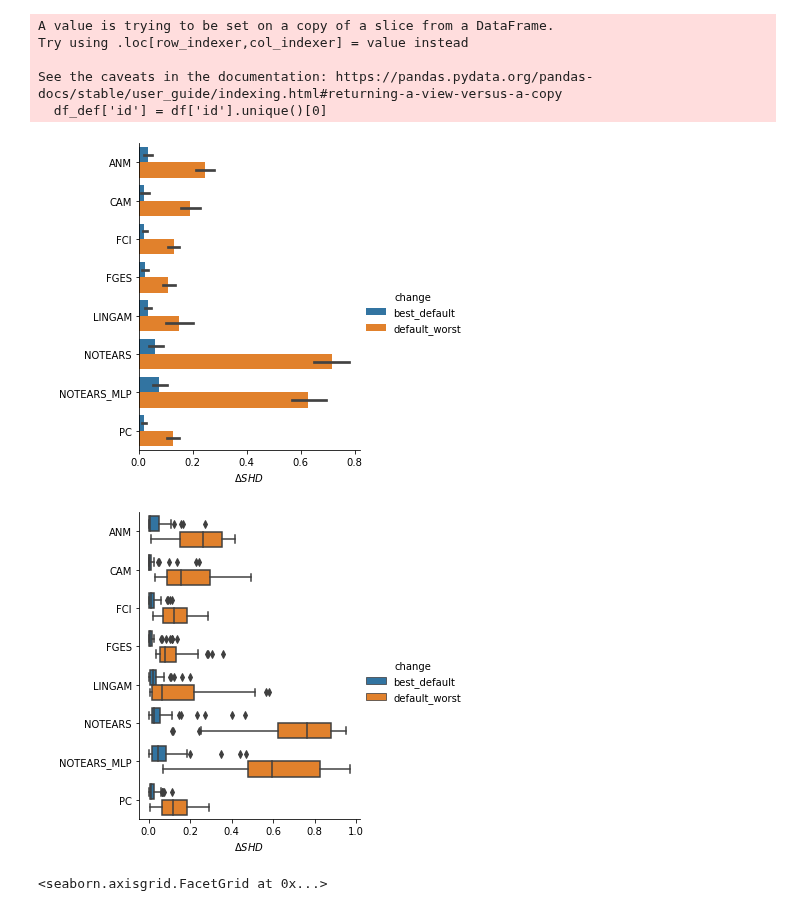
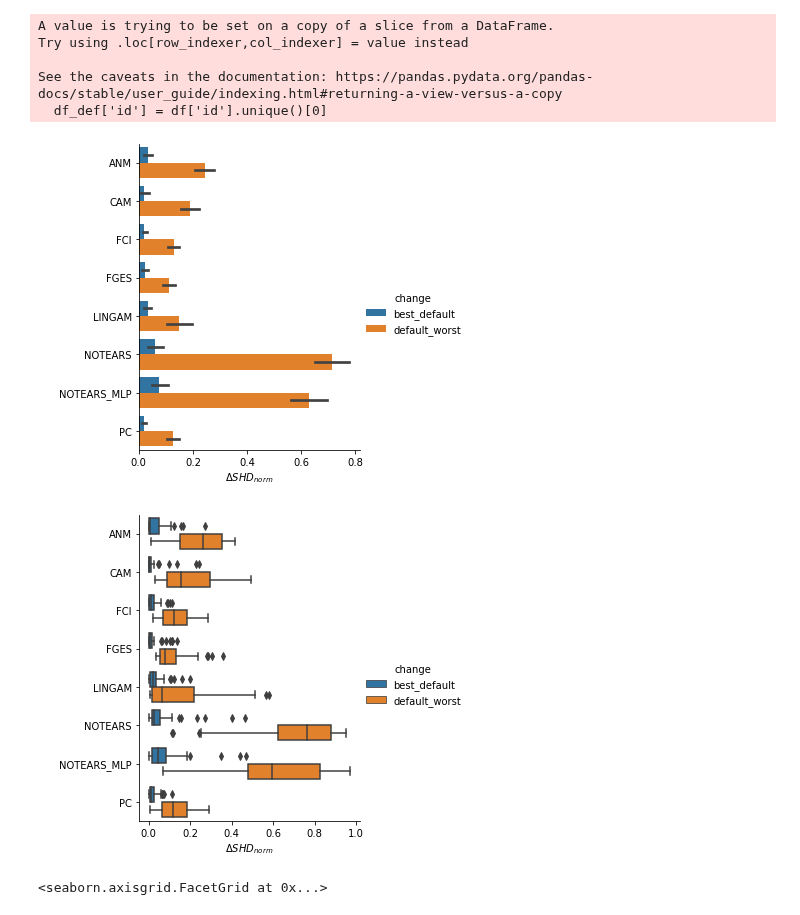
Before and after one commit to misoc-mml/hyperparams-causal-discovery, a Jupyter notebook: hyperparams/hyperparam_quality_norm.ipynb, the cells around one changed output. Cells and saved outputs as stored; diff of their text form; code cells hidden in the pictures.

```diff
--- a/hyperparams/hyperparam_quality_norm.ipynb
+++ b/hyperparams/hyperparam_quality_norm.ipynb
@@ -46,15 +46,17 @@ Try using .loc[row_indexer,col_indexer] = value instead
 See the caveats in the documentation: https://pandas.pydata.org/pandas-docs/stable/user_guide/indexing.html#returning-a-view-versus-a-copy
   df_def['id'] = df['id'].unique()[0]
 # %%
-sns.catplot(data=df_diff, x='delta_SHD', y='id', hue='change', kind='bar', orient='h').set(xlabel='$\Delta {SHD}$', ylabel=' ')
+sns.catplot(data=df_diff, x='delta_SHD', y='id', hue='change', kind='bar', orient='h').set(xlabel='$\Delta SHD_{norm}$', ylabel=' ')
+#plt.tight_layout()
 plt.savefig('./plots/hyper_qual/hq_all_across_algs.pdf', dpi=1000)
 # %% [output]
-[figure, old version]
+[figure, new version]
 # %%
-sns.catplot(data=df_diff, x='delta_SHD', y='id', hue='change', kind='box', orient='h').set(xlabel='$\Delta {SHD}$', ylabel=' ')
+sns.catplot(data=df_diff, x='delta_SHD', y='id', hue='change', kind='box', orient='h').set(xlabel='$\Delta SHD_{norm}$', ylabel=' ')
+#plt.tight_layout()
 plt.savefig('./plots/hyper_qual/hq_all_across_algs_box.pdf', dpi=1000)
 # %% [output]
-[figure, old version]
+[figure, new version]
 # %%
 sns.catplot(data=df_diff, x='delta_SHD', y='id', hue='change', row='graph_d', col='graph_p', kind='bar', orient='h')
 # %% [output]
```
Also changed, not shown: parts of 3 cells of this notebook, 16 other files.
